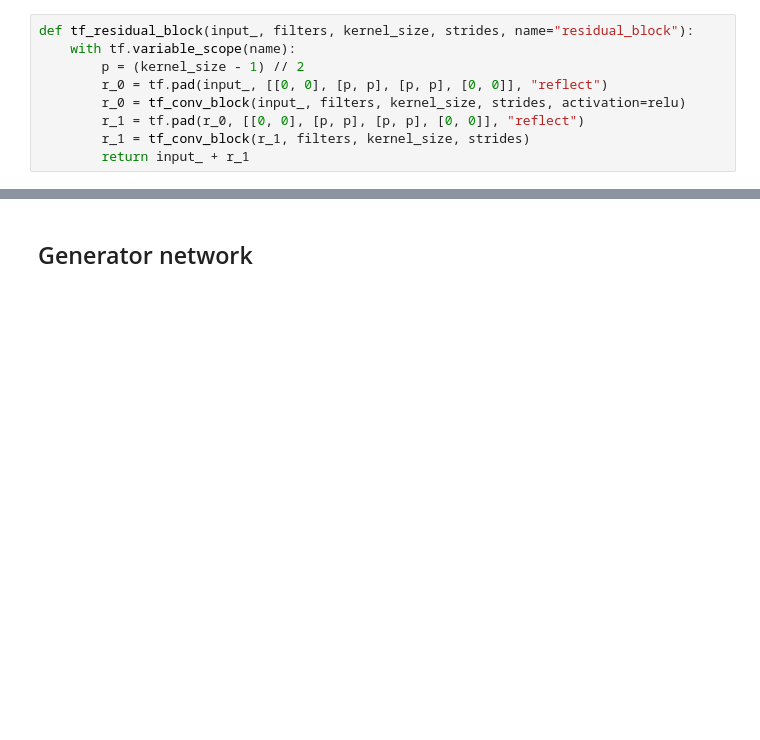
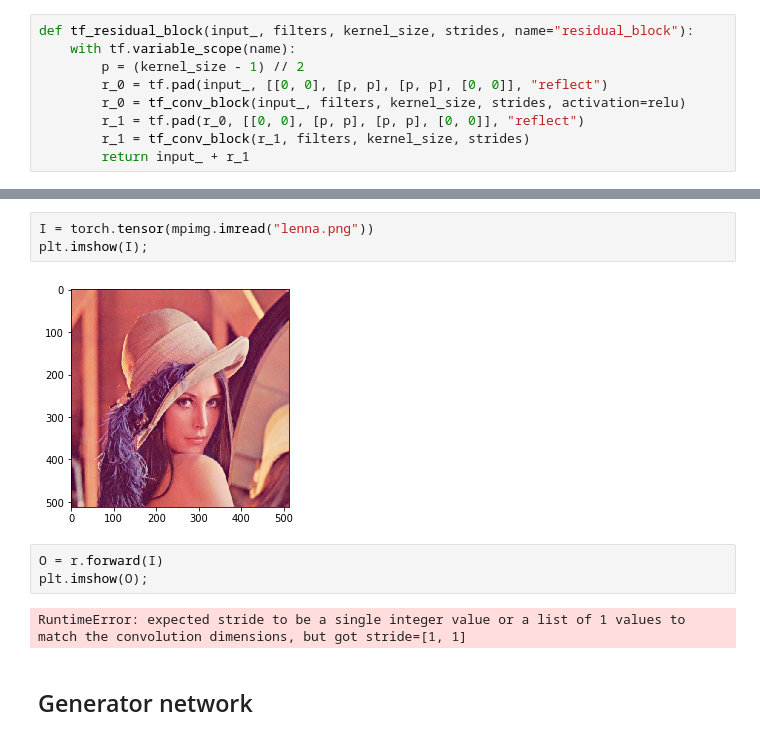
Before and after one commit to jinyeom/leuchtturm, a Jupyter notebook: Image-to-Image Translation with CycleGAN.ipynb, the cells around one changed output, grey strips where cells are left out. Saved outputs shown, nothing was run; the diff lists cells and outputs as text; blank space fills up the shorter version.

```diff
--- a/Image-to-Image Translation with CycleGAN.ipynb
+++ b/Image-to-Image Translation with CycleGAN.ipynb
@@ -120,3 +134,13 @@ def tf_residual_block(input_, filters, kernel_size, strides, name="residual_bloc
+# %%
+I = torch.tensor(mpimg.imread("lenna.png"))
+plt.imshow(I);
+# %% [output]
+[figure, added]
+# %%
+O = r.forward(I)
+plt.imshow(O);
+# %% [output]
+RuntimeError: expected stride to be a single integer value or a list of 1 values to match the convolution dimensions, but got stride=[1, 1]
 # %% [markdown]
 ## Generator network
 # %% [markdown]
```
Also changed, not shown: parts of 12 cells of this notebook, 5 other files.
